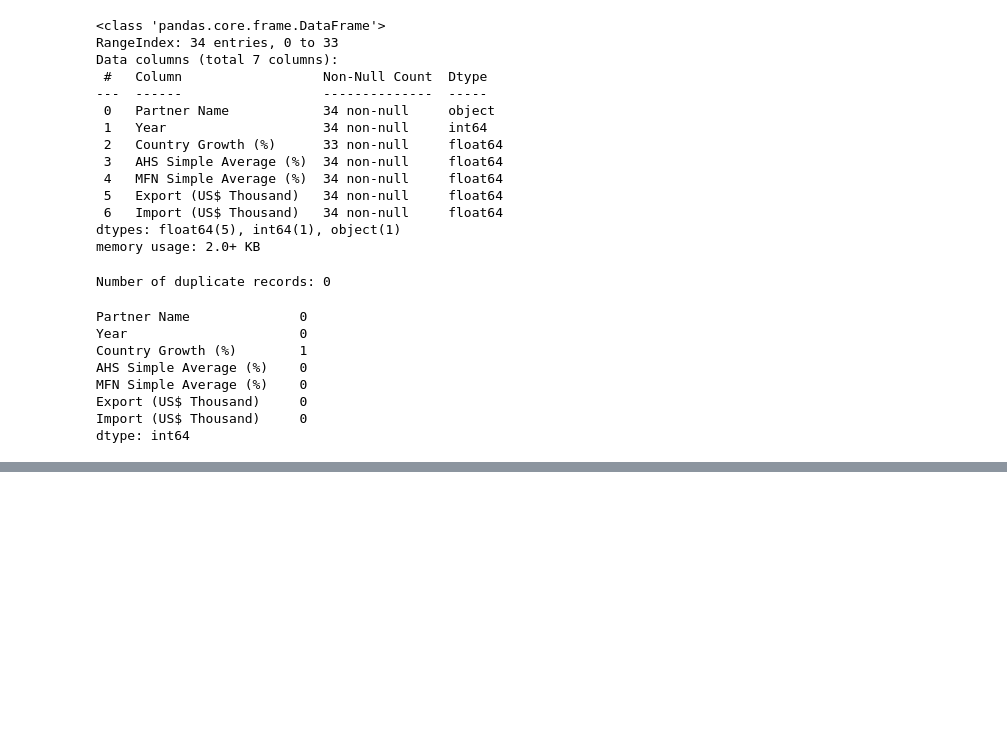
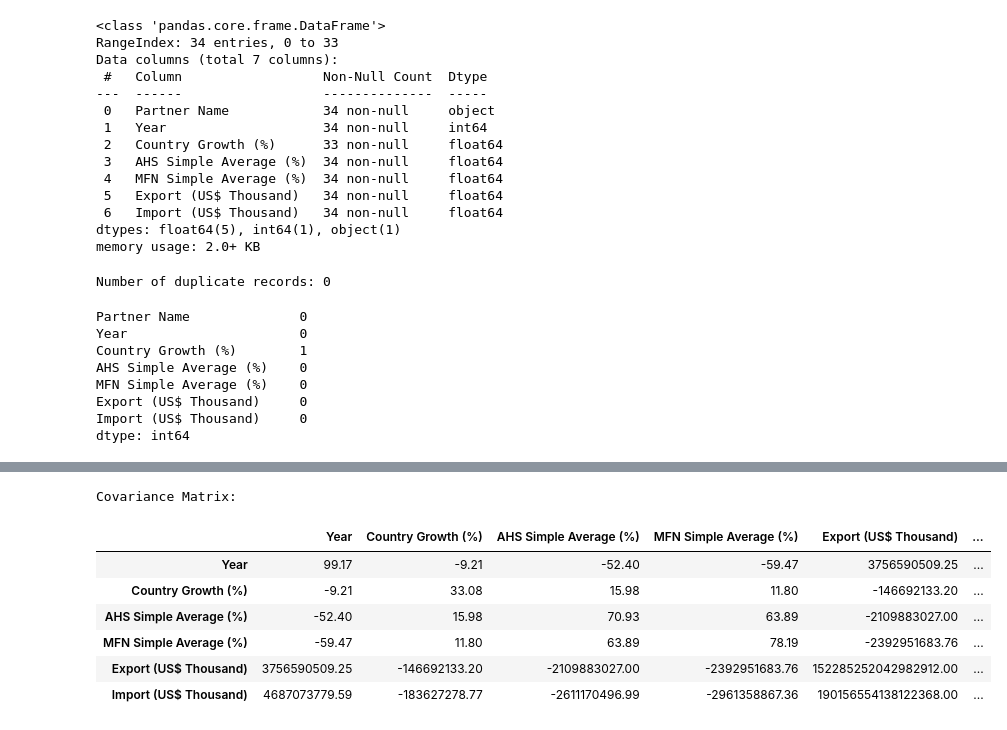
Before and after one commit to abdullahakintobi/IU-Exploratory-Data-Analysis-and-Visualization-DLBDSEDAV01, a Jupyter notebook: notebook/analysis.ipynb, the cells around one changed output, grey strips where cells are left out. Drawn from its saved outputs; the diff is of its cells as text; code cells hidden in the pictures; blank space fills up the shorter version.

```diff
--- a/notebook/analysis.ipynb
+++ b/notebook/analysis.ipynb
@@ -228,0 +390,26 @@ We have also saved our processed data to the appropriate directory. In the next
+# %%
+# Calculate covariance matrix
+covariance_matrix = ger_trade.cov()
+
+# Create covariance heatmap
+fig = px.imshow(
+    covariance_matrix,
+    title="Covariance Matrix Heatmap",
+    color_continuous_scale="RdBu",
+    aspect="auto",
+)
+# fig.update_layout(width=800, height=800)
+fig.show()
+# %%
+# Print detailed covariance values
+print("Covariance Matrix:")
+covariance_matrix
+# %% [output]
+Covariance Matrix:
+|  | Year | Country Growth (%) | AHS Simple Average (%) | MFN Simple Average (%) | Export (US$ Thousand) | ... |
+| Year | 99.17 | -9.21 | -52.40 | -59.47 | 3756590509.25 | ... |
+| Country Growth (%) | -9.21 | 33.08 | 15.98 | 11.80 | -146692133.20 | ... |
+| AHS Simple Average (%) | -52.40 | 15.98 | 70.93 | 63.89 | -2109883027.00 | ... |
+| MFN Simple Average (%) | -59.47 | 11.80 | 63.89 | 78.19 | -2392951683.76 | ... |
+| Export (US$ Thousand) | 3756590509.25 | -146692133.20 | -2109883027.00 | -2392951683.76 | 152285252042982912.00 | ... |
+| Import (US$ Thousand) | 4687073779.59 | -183627278.77 | -2611170496.99 | -2961358867.36 | 190156554138122368.00 | ... |
```
Also changed, not shown: parts of 40 cells of this notebook.
